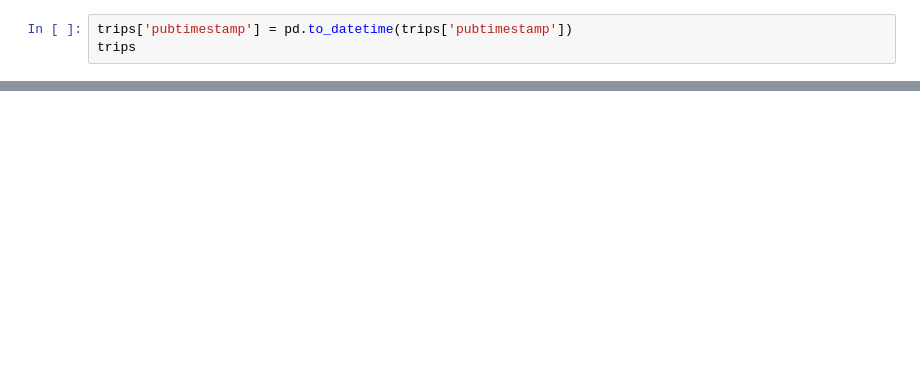
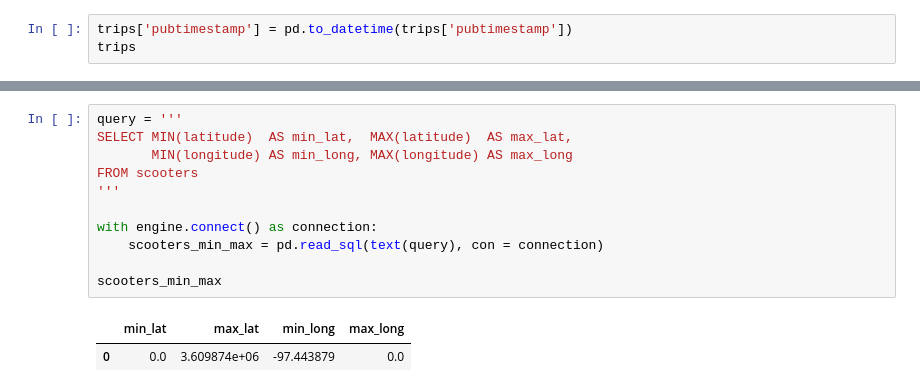
Before and after one commit to NSS-Full-Time-Data-Analytics-11/nashville-scooters-jazzy, a Jupyter notebook: notebooks/scooters.ipynb, the cells around one changed output, grey strips where cells are left out. Drawn from its saved outputs; the diff is of its cells as text; blank space fills up the shorter version.

```diff
--- a/notebooks/scooters.ipynb
+++ b/notebooks/scooters.ipynb
@@ -61,0 +165,14 @@ trips.groupby('sumdid').agg(mean = (trips.tripduration, np.mean),
+# %%
+query = '''
+SELECT MIN(latitude)  AS min_lat,  MAX(latitude)  AS max_lat,
+	   MIN(longitude) AS min_long, MAX(longitude) AS max_long
+FROM scooters
+'''
+
+with engine.connect() as connection:
+    scooters_min_max = pd.read_sql(text(query), con = connection)
+
+scooters_min_max
+# %% [output]
+|  | min_lat | max_lat | min_long | max_long |
+| 0 | 0.0 | 3.609874e+06 | -97.443879 | 0.0 |
```
Also changed, not shown: parts of 13 cells of this notebook, 1 other file.
